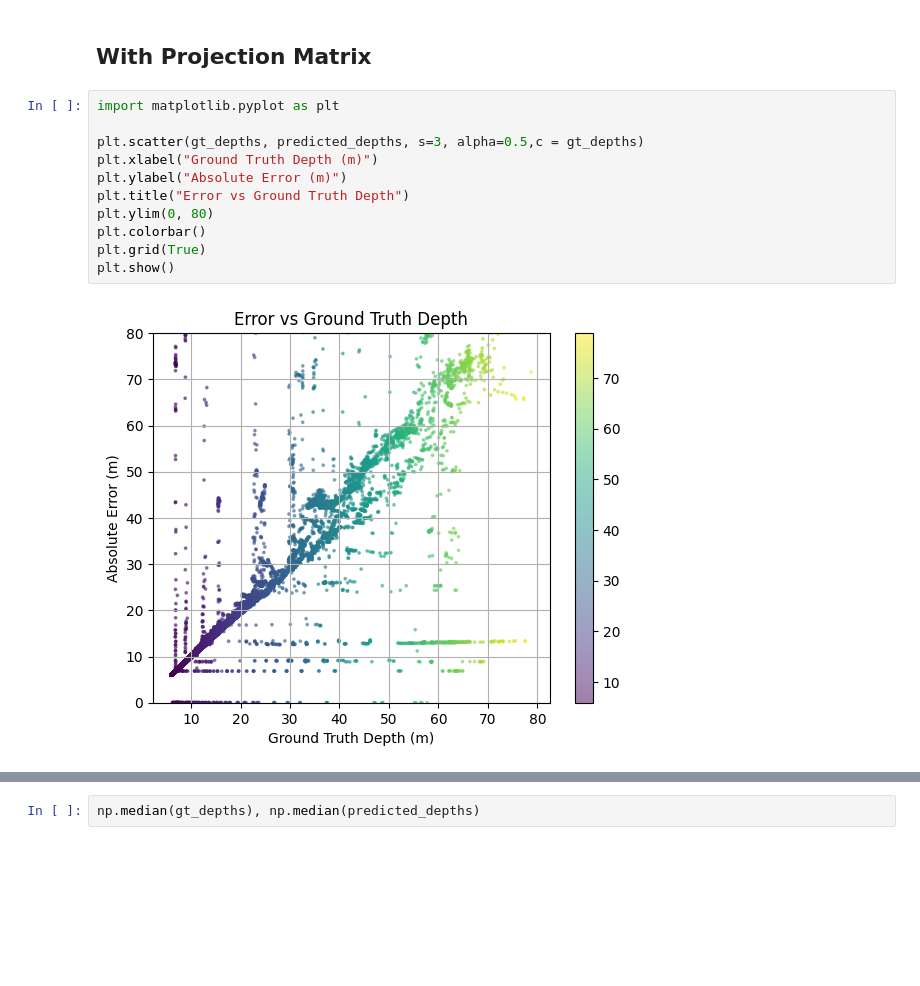
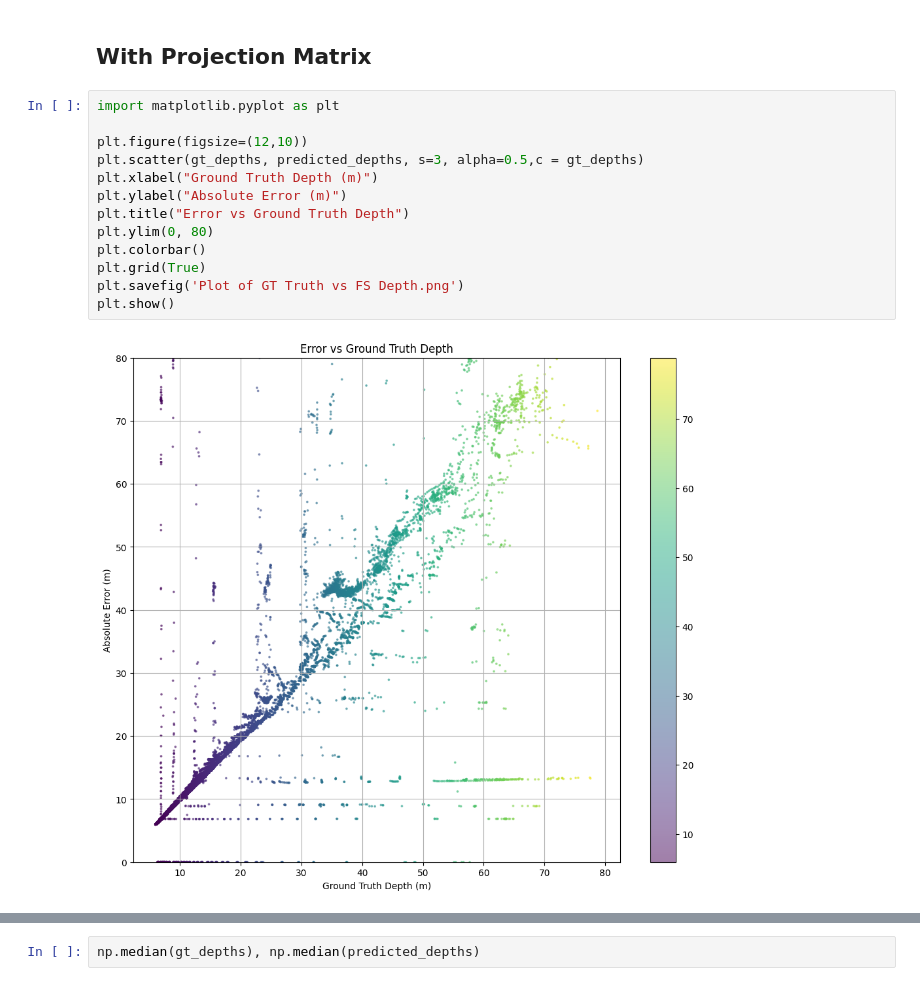
Before and after one commit to adityat4aa/Thesis, a Jupyter notebook: Fuse_Camera_Lidar/Testing/fuse_lidar_camera - Kopie.ipynb, the cells around one changed output, grey strips where cells are left out. Cells and saved outputs as stored; diff of their text form; blank space fills up the shorter version.

Commit message:
Added plots

```diff
--- a/Fuse_Camera_Lidar/Testing/fuse_lidar_camera - Kopie.ipynb
+++ b/Fuse_Camera_Lidar/Testing/fuse_lidar_camera - Kopie.ipynb
@@ -216,16 +216,18 @@ plt.show()
 # %%
 import matplotlib.pyplot as plt
 
+plt.figure(figsize=(12,10))
 plt.scatter(gt_depths, predicted_depths, s=3, alpha=0.5,c = gt_depths)
 plt.xlabel("Ground Truth Depth (m)")
 plt.ylabel("Absolute Error (m)")
 plt.title("Error vs Ground Truth Depth")
 plt.ylim(0, 80)
 plt.colorbar()
 plt.grid(True)
+plt.savefig('Plot of GT Truth vs FS Depth.png')
 plt.show()
 # %% [output]
-[figure, old version]
+[figure, new version]
 # %%
 import matplotlib.pyplot as plt
 
```
Also changed, not shown: parts of 1 cell of this notebook, 2 other files.
